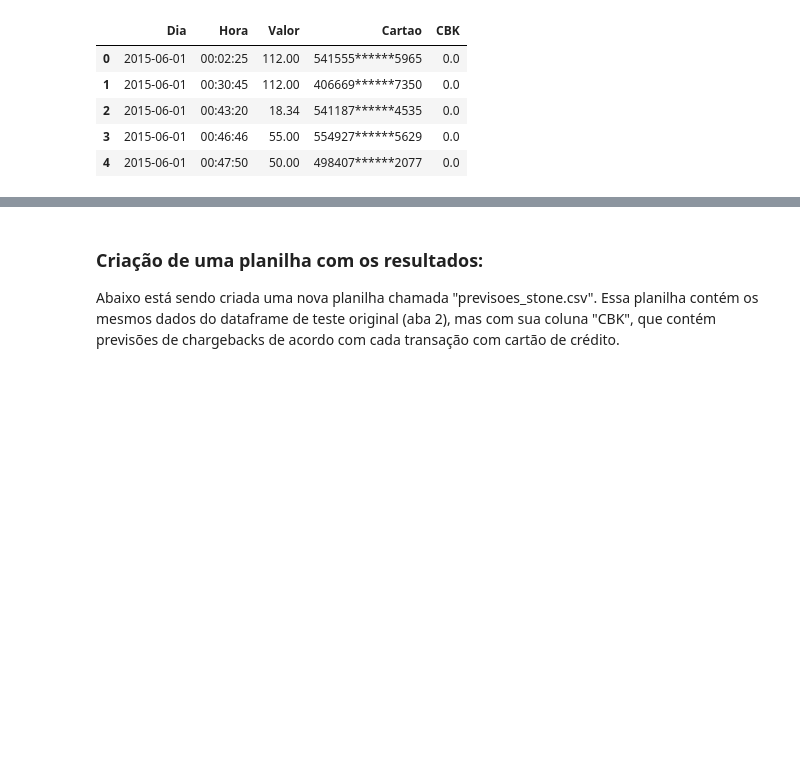
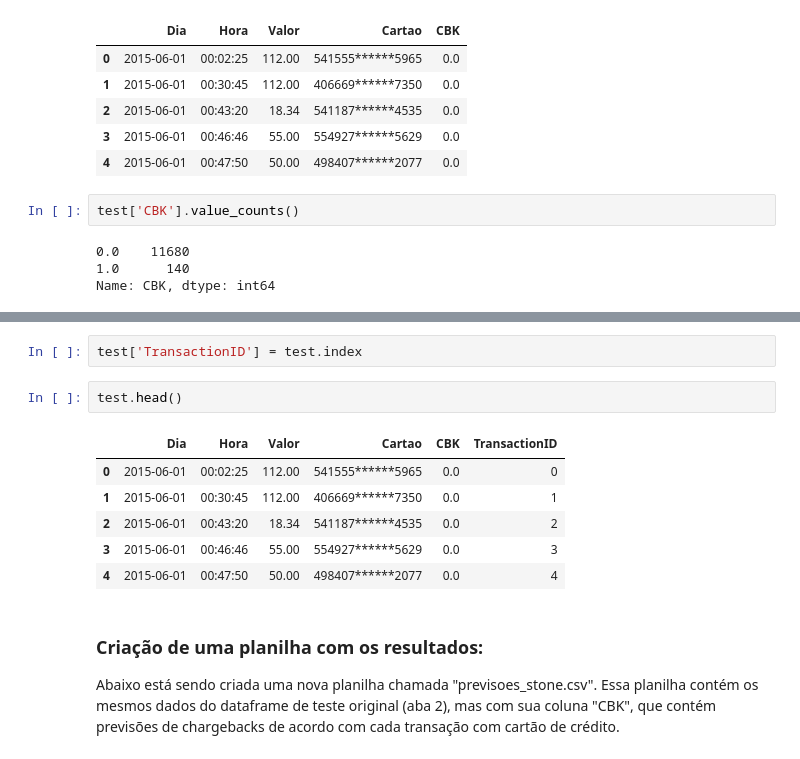
Before and after one commit to geeklicantropo/PORTFOLIO-Data-Science-In-Progress-, a Jupyter notebook: chargeback.ipynb, the cells around one changed output, grey strips where cells are left out. Drawn from its saved outputs; the diff is of its cells as text; blank space fills up the shorter version.

```diff
--- a/chargeback.ipynb
+++ b/chargeback.ipynb
@@ -1309,6 +1306,12 @@ test.head()
 | 2 | 2015-06-01 | 00:43:20 | 18.34 | 541187******4535 | 0.0 |
 | 3 | 2015-06-01 | 00:46:46 | 55.00 | 554927******5629 | 0.0 |
 | 4 | 2015-06-01 | 00:47:50 | 50.00 | 498407******2077 | 0.0 |
+# %%
+test['CBK'].value_counts()
+# %% [output]
+0.0    11680
+1.0      140
+Name: CBK, dtype: int64
 # %%
 test_ML.head()
 # %% [output]
@@ -1318,6 +1321,17 @@ test_ML.head()
 | 2 | 18.34 | 4535 | 1 | 0 | 0 | 0 | ... |
 | 3 | 55.00 | 5629 | 1 | 0 | 0 | 0 | ... |
 | 4 | 50.00 | 2077 | 1 | 0 | 0 | 0 | ... |
+# %%
+test['TransactionID'] = test.index
+# %%
+test.head()
+# %% [output]
+|  | Dia | Hora | Valor | Cartao | CBK | TransactionID |
+| 0 | 2015-06-01 | 00:02:25 | 112.00 | 541555******5965 | 0.0 | 0 |
+| 1 | 2015-06-01 | 00:30:45 | 112.00 | 406669******7350 | 0.0 | 1 |
+| 2 | 2015-06-01 | 00:43:20 | 18.34 | 541187******4535 | 0.0 | 2 |
+| 3 | 2015-06-01 | 00:46:46 | 55.00 | 554927******5629 | 0.0 | 3 |
+| 4 | 2015-06-01 | 00:47:50 | 50.00 | 498407******2077 | 0.0 | 4 |
 # %% [markdown]
 <h3>Criação de uma planilha com os resultados:</h3>
 <p>Abaixo está sendo criada uma nova planilha chamada "previsoes_stone.csv". Essa planilha contém os mesmos dados do dataframe de teste original (aba 2), mas com sua coluna  "CBK",  que contém previsões de chargebacks de acordo com cada transação com cartão de crédito.</p>
```
Also changed, not shown: parts of 19 cells of this notebook.
